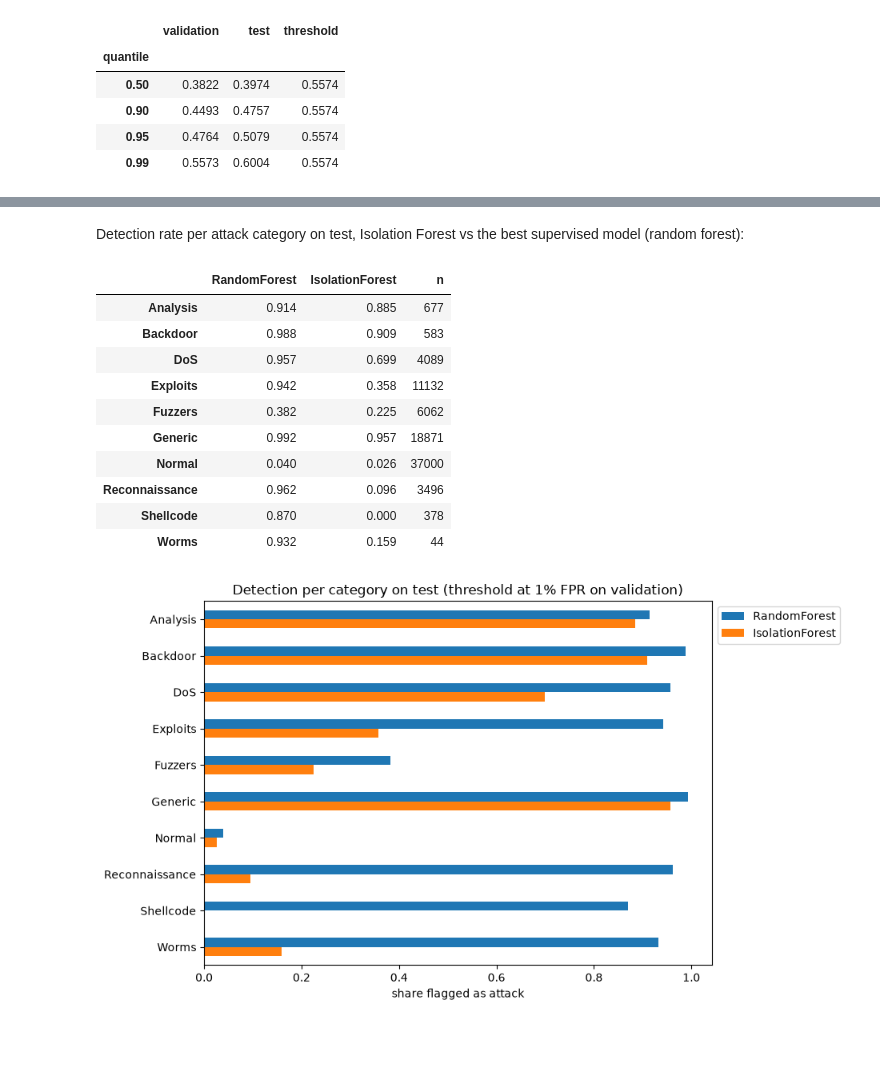
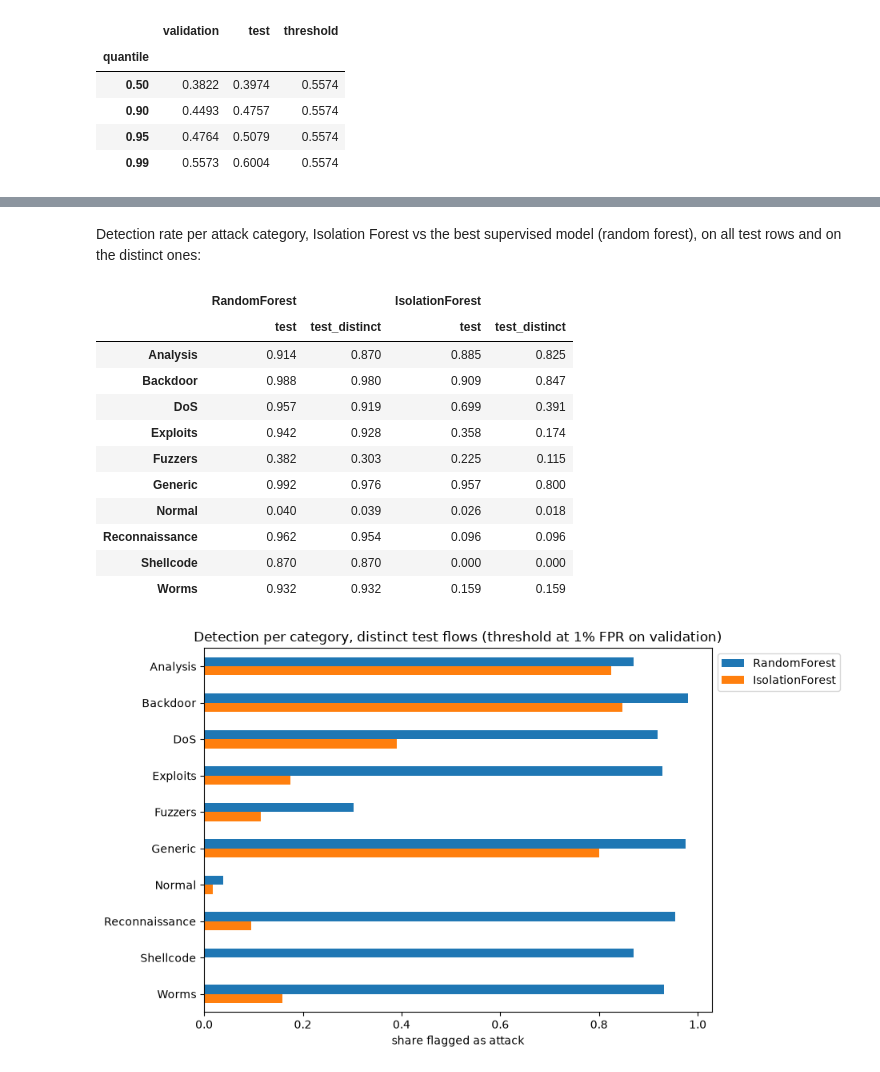
Before and after one commit to ZiGabiZi/Anomaly-detection-in-Network-traffic-using-ML, a Jupyter notebook: notebooks/03_anomaly.ipynb, the cells around one changed output, grey strips where cells are left out. Drawn from its saved outputs; the diff is of its cells as text; code cells hidden in the pictures; blank space fills up the shorter version.

```diff
--- a/notebooks/03_anomaly.ipynb
+++ b/notebooks/03_anomaly.ipynb
@@ -174,18 +173,0 @@ Validation has one row per feature vector, test is used as published and repeats
-# %%
-entry = next(r for r in json.loads(RESULTS_PATH.read_text(encoding="utf-8"))
-             if (r["model"], r["task"]) == ("RandomForest", "binary"))
-rf_params = {k: v for k, v in entry["params"].items() if k in RandomForestClassifier().get_params()}
-rf = make_pipeline(build_preprocessor(), RandomForestClassifier(random_state=42, n_jobs=-1, **rf_params)).fit(X_tr, y_tr)
-
-test_scores = {
-    "RandomForest": (rf.predict_proba(X_test)[:, 1], entry["test"]["threshold"]),
-    "IsolationForest": (s_test, threshold),
-}
-distinct = ~test_df.duplicated(FEATURES + ["attack_cat"]).to_numpy()
-
-repeated = {}
-for name, (scores, t) in test_scores.items():
-    for rows, mask in [("all rows", np.ones(len(X_test), dtype=bool)), ("distinct rows", distinct)]:
-        repeated[(name, rows)] = evaluate_binary(y_test[mask], scores[mask], t, categories=y_test_multi[mask])
-
-pd.DataFrame({k: {m: v[m] for m in ["n", "recall", "fpr", "precision"]} for k, v in repeated.items()}).T.round(4)
@@ -215,36 +174,36 @@ pd.DataFrame({
 # %% [markdown]
-Detection rate per attack category on test, Isolation Forest vs the best supervised model (random forest):
+Detection rate per attack category, Isolation Forest vs the best supervised model (random forest), on all test rows and on the distinct ones:
 # %%
-saved = {
-    name: results_table("binary", "test", ["by_category"]).loc[name, "by_category"]
+by_category = pd.DataFrame({
+    (name, subset): {c: v["flagged"] for c, v in results_table("binary", subset, ["by_category"]).loc[name, "by_category"].items()}
     for name in ["RandomForest", "IsolationForest"]
-}
-by_category = pd.DataFrame({name: {c: v["flagged"] for c, v in cats.items()} for name, cats in saved.items()})
-by_category["n"] = pd.Series({c: v["n"] for c, v in saved["IsolationForest"].items()})
+    for subset in ["test", "test_distinct"]
+})
 by_category.round(3)
 # %% [output]
-|  | RandomForest | IsolationForest | n |
-| Analysis | 0.914 | 0.885 | 677 |
-| Backdoor | 0.988 | 0.909 | 583 |
-| DoS | 0.957 | 0.699 | 4089 |
-| Exploits | 0.942 | 0.358 | 11132 |
-| Fuzzers | 0.382 | 0.225 | 6062 |
-| Generic | 0.992 | 0.957 | 18871 |
-| Normal | 0.040 | 0.026 | 37000 |
-| Reconnaissance | 0.962 | 0.096 | 3496 |
-| Shellcode | 0.870 | 0.000 | 378 |
-| Worms | 0.932 | 0.159 | 44 |
+|  | RandomForest |  | IsolationForest |  |
+|  | test | test_distinct | test | test_distinct |
+| Analysis | 0.914 | 0.870 | 0.885 | 0.825 |
+| Backdoor | 0.988 | 0.980 | 0.909 | 0.847 |
+| DoS | 0.957 | 0.919 | 0.699 | 0.391 |
+| Exploits | 0.942 | 0.928 | 0.358 | 0.174 |
+| Fuzzers | 0.382 | 0.303 | 0.225 | 0.115 |
+| Generic | 0.992 | 0.976 | 0.957 | 0.800 |
+| Normal | 0.040 | 0.039 | 0.026 | 0.018 |
+| Reconnaissance | 0.962 | 0.954 | 0.096 | 0.096 |
+| Shellcode | 0.870 | 0.870 | 0.000 | 0.000 |
+| Worms | 0.932 | 0.932 | 0.159 | 0.159 |
 # %%
-ax = by_category[["RandomForest", "IsolationForest"]].plot.barh(figsize=(9.5, 5.5))
+ax = by_category.xs("test_distinct", axis=1, level=1).plot.barh(figsize=(9.5, 5.5))
 ax.invert_yaxis()
 ax.set_xlabel("share flagged as attack")
-ax.set_title("Detection per category on test (threshold at 1% FPR on validation)")
+ax.set_title("Detection per category, distinct test flows (threshold at 1% FPR on validation)")
 ax.legend(loc="upper left", bbox_to_anchor=(1, 1))
 ax.figure.tight_layout()
 ax.figure.savefig(FIGURES_DIR / "anomaly_detection_by_category.png", dpi=120)
 plt.show()
 # %% [output]
-[figure, old version]
+[figure, new version]
 # %% [markdown]
 ## Conclusions
 
```
Also changed, not shown: parts of 10 cells of this notebook, 8 other files.
